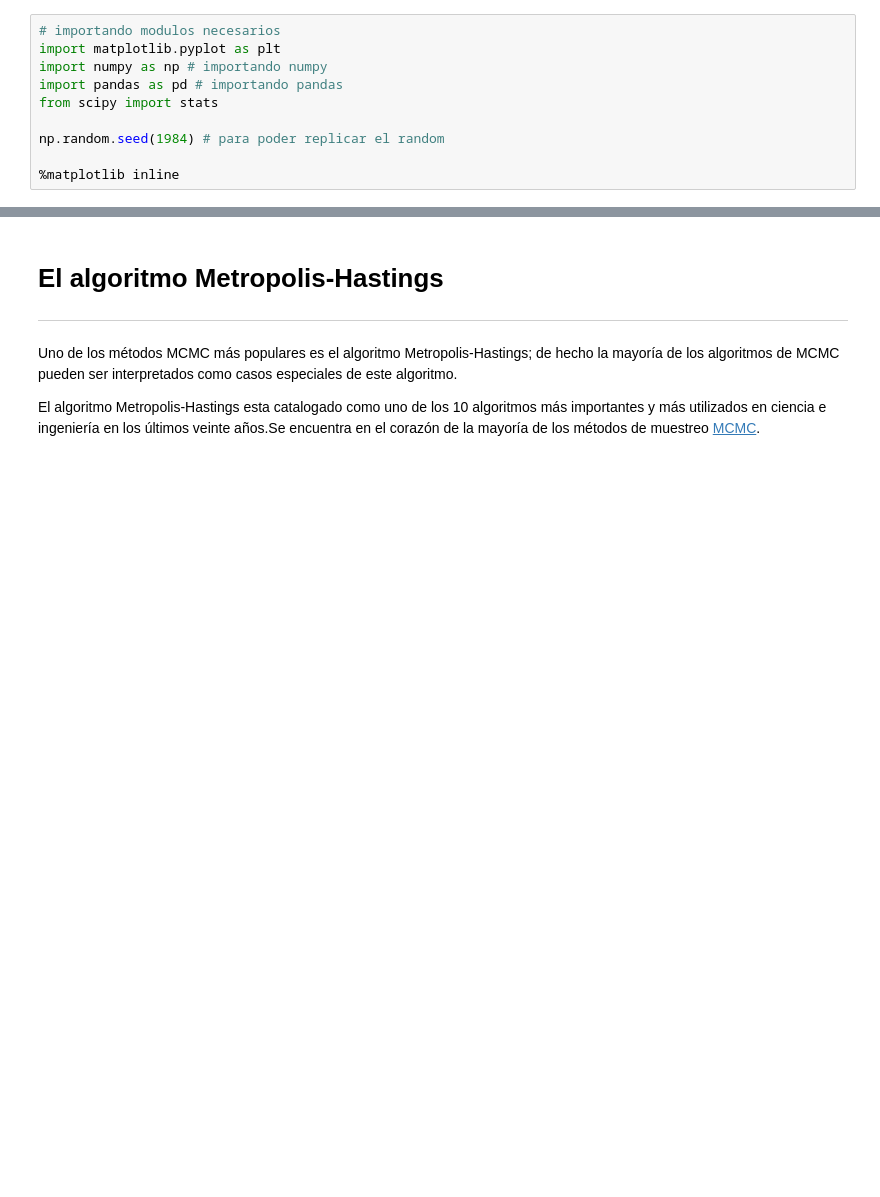
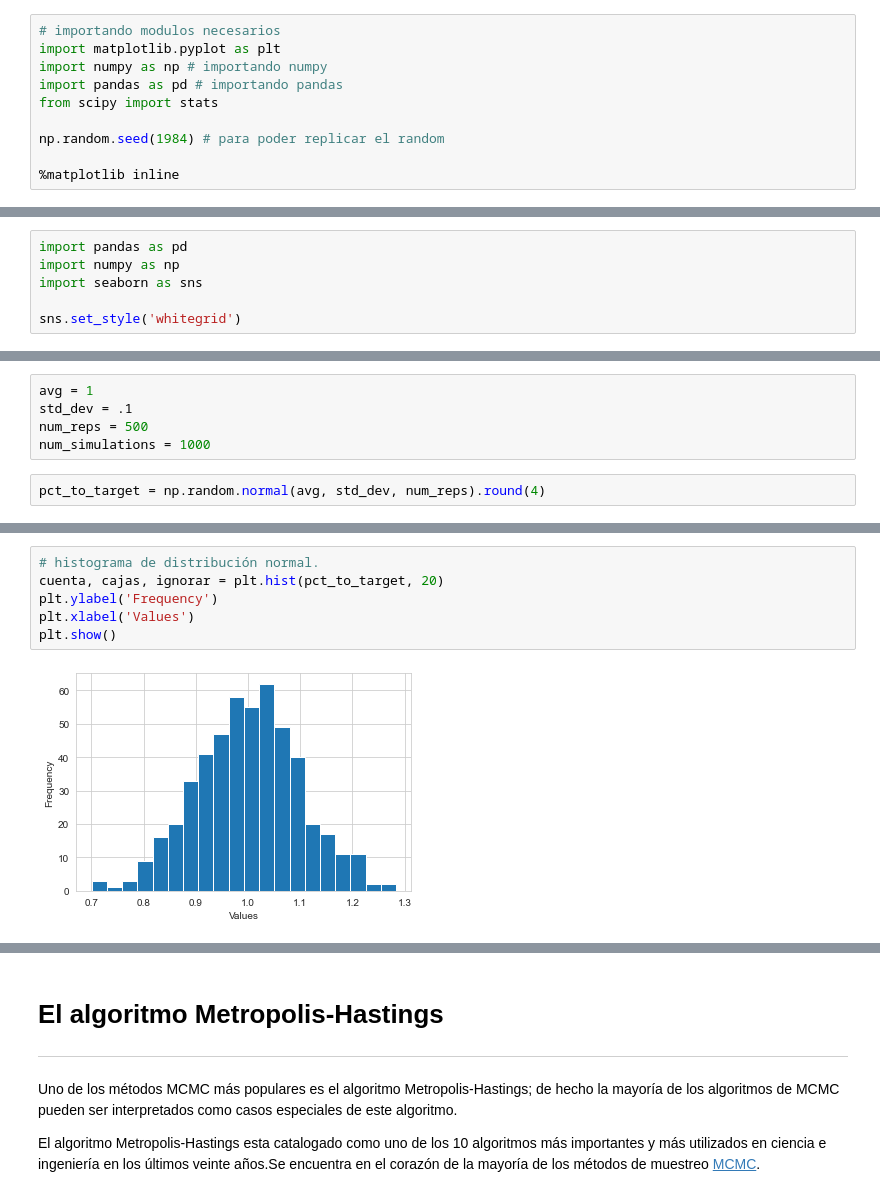
Before and after one commit to jhermosillo/DIPLOMADO_CDP, a Jupyter notebook: 02_Analisis_Estadistico/notebook/4_MonteCarlo.ipynb, the cells around one changed output, grey strips where cells are left out. Drawn from its saved outputs; the diff is of its cells as text; blank space fills up the shorter version.

```diff
--- a/02_Analisis_Estadistico/notebook/4_MonteCarlo.ipynb
+++ b/02_Analisis_Estadistico/notebook/4_MonteCarlo.ipynb
@@ -90,0 +179,6 @@ mc_pi_aprox(N=100000)
+# %%
+import pandas as pd
+import numpy as np
+import seaborn as sns
+
+sns.set_style('whitegrid')
@@ -90,0 +189,7 @@ mc_pi_aprox(N=100000)
+# %%
+avg = 1
+std_dev = .1
+num_reps = 500
+num_simulations = 1000
+# %%
+pct_to_target = np.random.normal(avg, std_dev, num_reps).round(4)
@@ -90,0 +216,8 @@ mc_pi_aprox(N=100000)
+# %%
+# histograma de distribución normal.
+cuenta, cajas, ignorar = plt.hist(pct_to_target, 20)
+plt.ylabel('Frequency')
+plt.xlabel('Values')
+plt.show()
+# %% [output]
+[figure, added]
```
Also changed, not shown: parts of 52 cells of this notebook, 3 other files.
